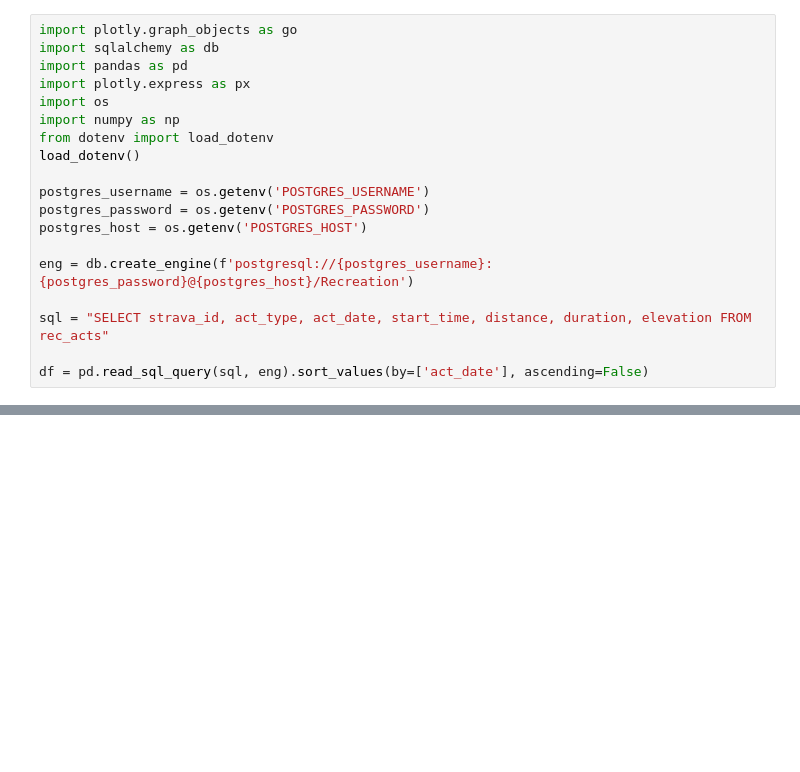
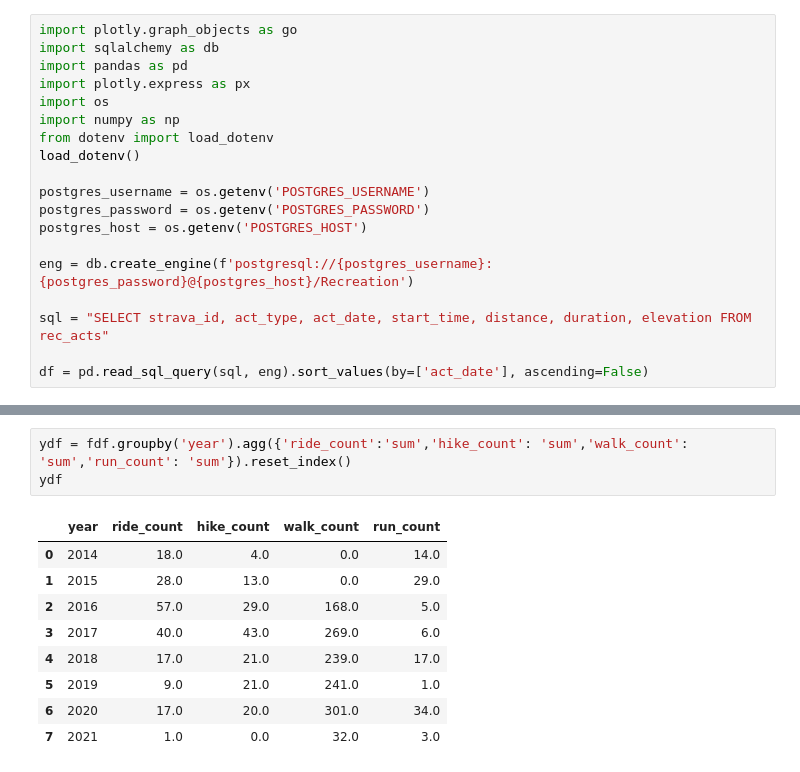
Before and after one commit to delynko/strava-postgis, a Jupyter notebook: strava-pandas.ipynb, the cells around one changed output, grey strips where cells are left out. Saved outputs shown, nothing was run; the diff lists cells and outputs as text; blank space fills up the shorter version.

```diff
--- a/strava-pandas.ipynb
+++ b/strava-pandas.ipynb
@@ -128,0 +207,13 @@ fig.show()
+# %%
+ydf = fdf.groupby('year').agg({'ride_count':'sum','hike_count': 'sum','walk_count': 'sum','run_count': 'sum'}).reset_index()
+ydf
+# %% [output]
+|  | year | ride_count | hike_count | walk_count | run_count |
+| 0 | 2014 | 18.0 | 4.0 | 0.0 | 14.0 |
+| 1 | 2015 | 28.0 | 13.0 | 0.0 | 29.0 |
+| 2 | 2016 | 57.0 | 29.0 | 168.0 | 5.0 |
+| 3 | 2017 | 40.0 | 43.0 | 269.0 | 6.0 |
+| 4 | 2018 | 17.0 | 21.0 | 239.0 | 17.0 |
+| 5 | 2019 | 9.0 | 21.0 | 241.0 | 1.0 |
+| 6 | 2020 | 17.0 | 20.0 | 301.0 | 34.0 |
+| 7 | 2021 | 1.0 | 0.0 | 32.0 | 3.0 |
```
Also changed, not shown: parts of 16 cells of this notebook, 2 other files.
